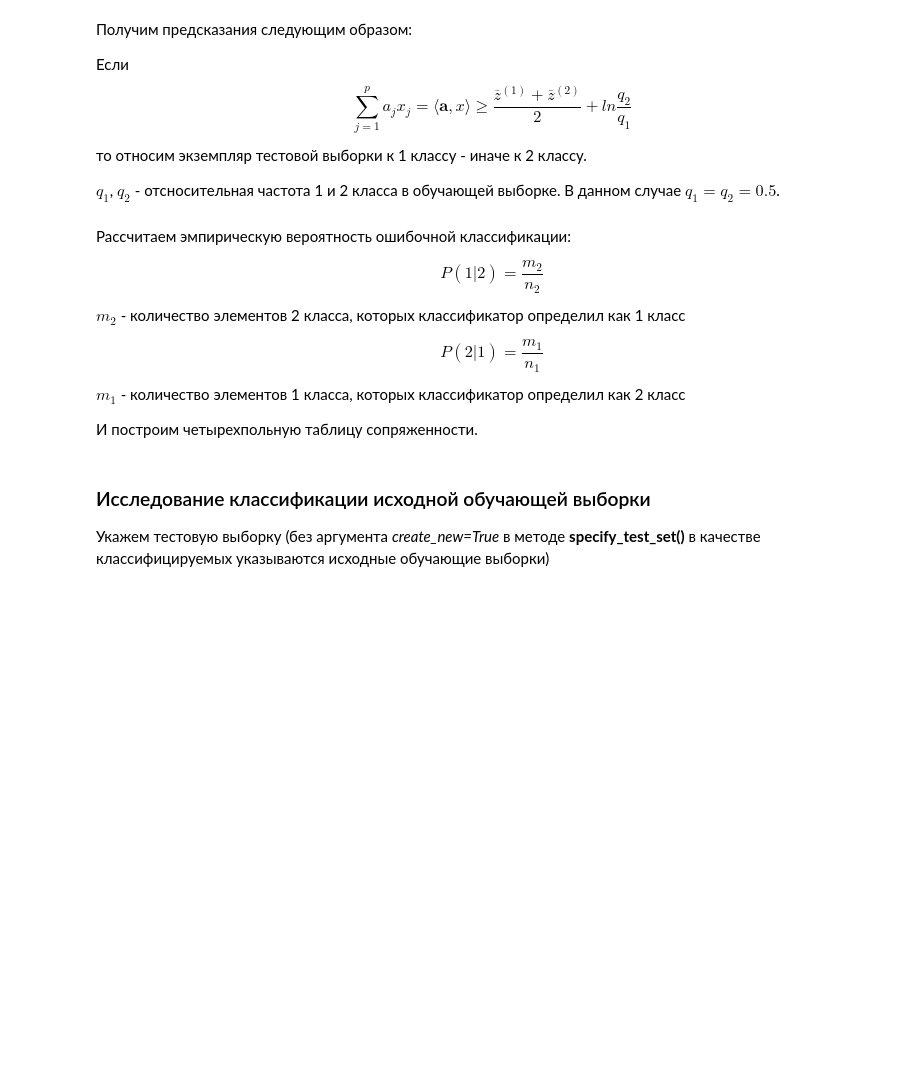
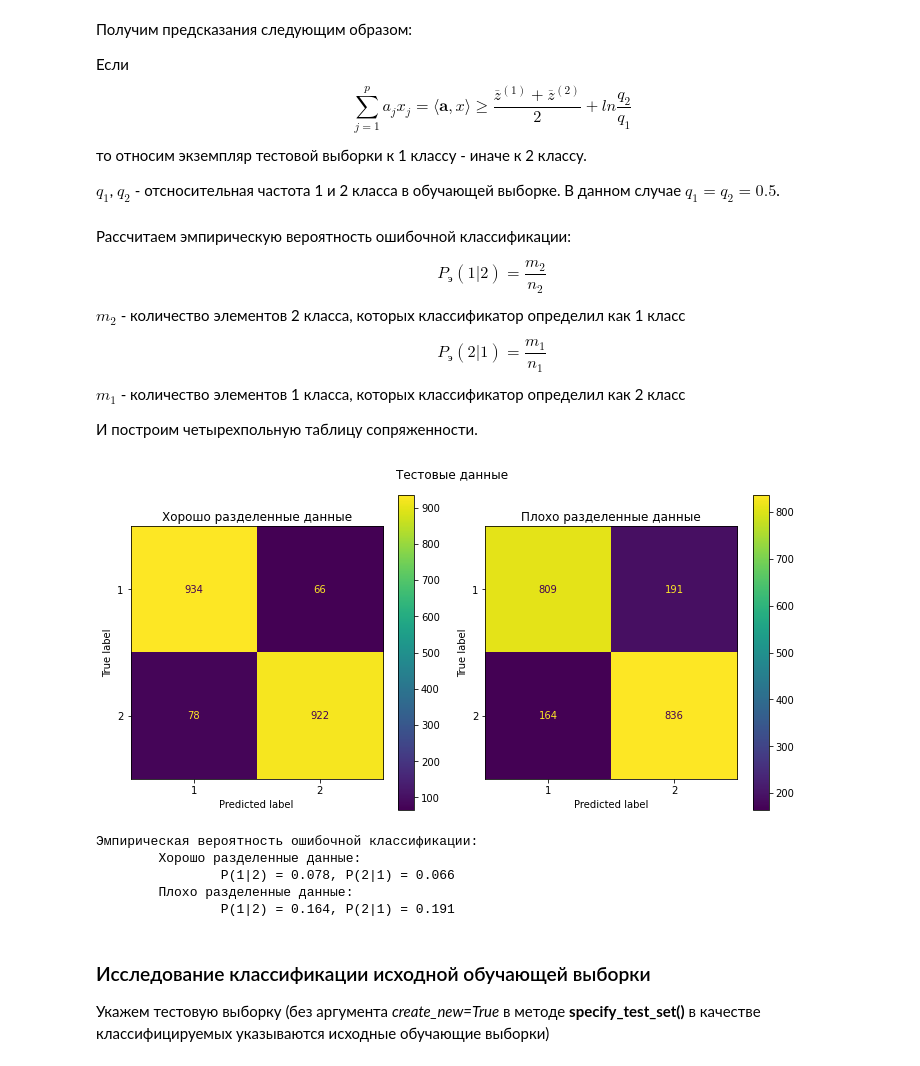
Before and after one commit to Dannikk/Multidimensional-Statistical-Analysys, a Jupyter notebook: Lab_2/lab_2_main.ipynb, the cells around one changed output. Drawn from its saved outputs; the diff is of its cells as text; code cells hidden in the pictures; blank space fills up the shorter version.

```diff
--- a/Lab_2/lab_2_main.ipynb
+++ b/Lab_2/lab_2_main.ipynb
@@ -176,29 +179,44 @@ predict_bad = R_bad.predict()
 # %% [markdown]
 Рассчитаем эмпирическую вероятность ошибочной классификации:
 
-$$P(1|2) = \frac{m_2}{n_2}$$
+$$P_{э}(1|2) = \frac{m_2}{n_2}$$
 $m_2$ - количество элементов 2 класса, которых классификатор определил как 1 класс
 
-$$P(2|1) = \frac{m_1}{n_1}$$
+$$P_{э}(2|1) = \frac{m_1}{n_1}$$
 $m_1$ - количество элементов 1 класса, которых классификатор определил как 2 класс
 
 И построим четырехпольную таблицу сопряженности.
 # %%
-cm_good = confusion_matrix(true_good, predict_good)
-cm_bad = confusion_matrix(true_bad, predict_bad)
+cm_good_test = confusion_matrix(true_good, predict_good)
+cm_bad_test = confusion_matrix(true_bad, predict_bad)
 
-fig, ax = plt.subplots(1, 2, figsize=(12, 6))
-ConfusionMatrixDisplay(cm_good, display_labels=["1", "2"]).plot(ax=ax[0])
-ax[0].set_title("Хорошо разделенные данные")
-ConfusionMatrixDisplay(cm_bad, display_labels=["1", "2"]).plot(ax=ax[1])
-ax[1].set_title("Плохо разделенные данные")
-fig.tight_layout()
+def confusion_matrix_report(cm_good, cm_bad, suptitle: str, err_name: str, R_good, R_bad):
+    fig, ax = plt.subplots(1, 2, figsize=(10, 5))
+    ConfusionMatrixDisplay(cm_good, display_labels=["1", "2"]).plot(ax=ax[0])
+    ax[0].set_title("Хорошо разделенные данные")
+    ConfusionMatrixDisplay(cm_bad, display_labels=["1", "2"]).plot(ax=ax[1])
+    ax[1].set_title("Плохо разделенные данные")
+    fig.suptitle(suptitle)
+    fig.tight_layout()
+    plt.show()
 
-_, m21, m12, _ = cm_good.ravel()
-print(f"Хорошо разделенные данные: \n\tP(1|2) = {m12 / R_good.n2}, P(2|1) = {m21 / R_good.n1}")
+    print(err_name + ":")
 
-_, m21, m12, _ = cm_bad.ravel()
-print(f"Плохо разделенные данные: \n\tP(1|2) = {m12 / R_bad.n2}, P(2|1) = {m21 / R_bad.n1}")
+    _, m21, m12, _ = cm_good.ravel()
+    print(f"\tХорошо разделенные данные: \n\t\tP(1|2) = {m12 / R_good.n2}, P(2|1) = {m21 / R_good.n1}")
+
+    _, m21, m12, _ = cm_bad.ravel()
+    print(f"\tПлохо разделенные данные: \n\t\tP(1|2) = {m12 / R_bad.n2}, P(2|1) = {m21 / R_bad.n1}")
+
+confusion_matrix_report(cm_good_test, cm_bad_test, suptitle='Тестовые данные',
+                        err_name='Эмпирическая вероятность ошибочной классификации', R_good=R_good, R_bad=R_bad)
+# %% [output]
+[figure, added]
+Эмпирическая вероятность ошибочной классификации:
+        Хорошо разделенные данные:
+                P(1|2) = 0.078, P(2|1) = 0.066
+        Плохо разделенные данные:
+                P(1|2) = 0.164, P(2|1) = 0.191
 # %% [markdown]
 ### Исследование классификации исходной обучающей выборки
 
```
Also changed, not shown: parts of 37 cells of this notebook, 4 other files.
